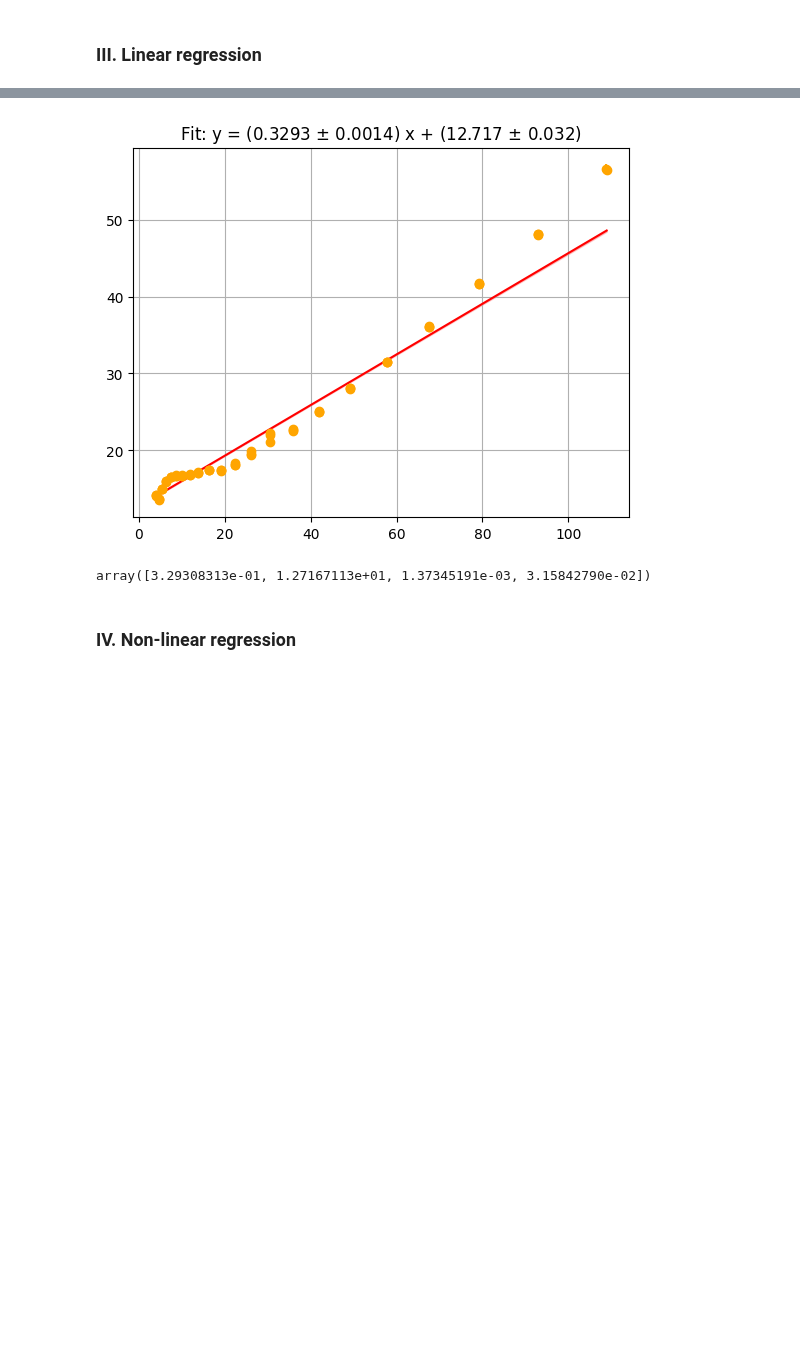
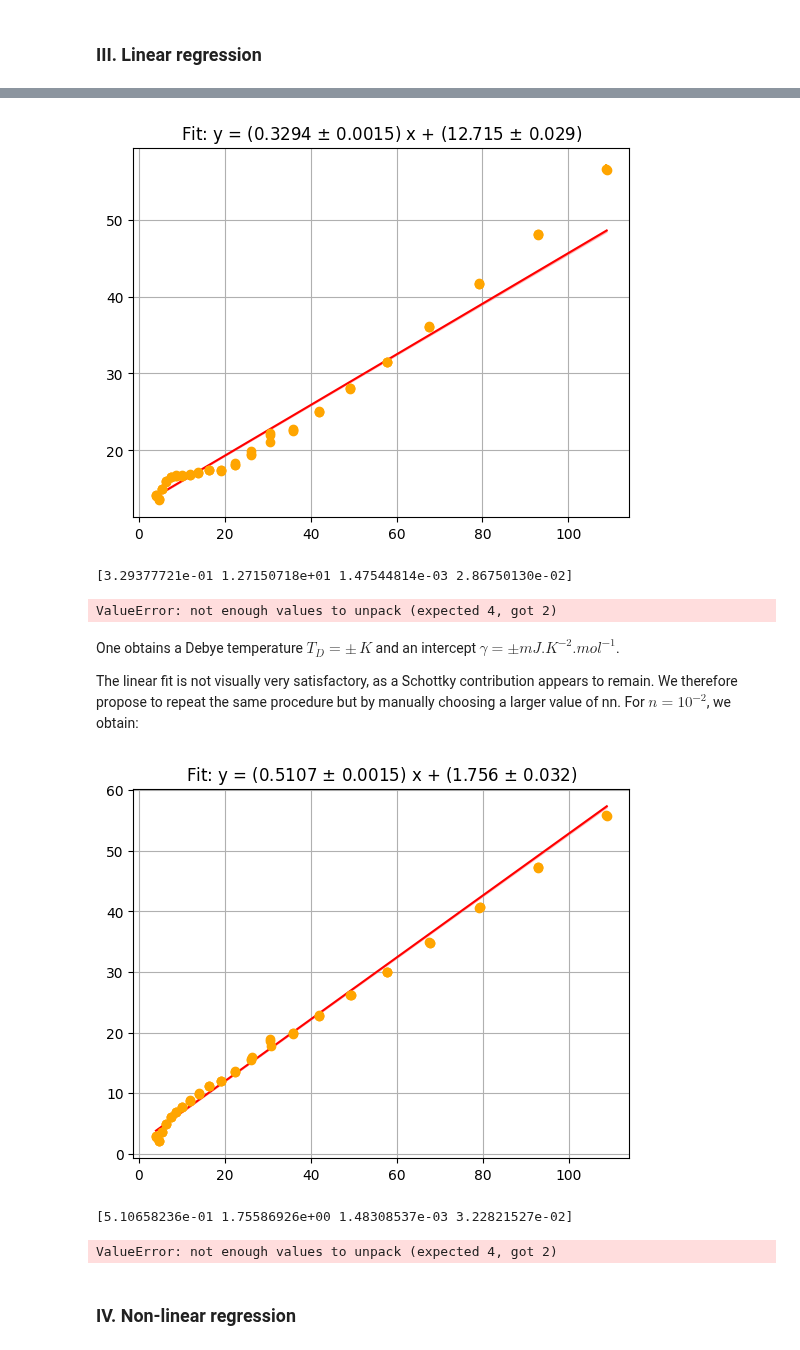
Before and after one commit to Gamal-on/YBCO, a Jupyter notebook: results_YBCO.ipynb, the cells around one changed output, grey strips where cells are left out. Drawn from its saved outputs; the diff is of its cells as text; code cells hidden in the pictures; blank space fills up the shorter version.

```diff
--- a/results_YBCO.ipynb
+++ b/results_YBCO.ipynb
@@ -163,11 +163,30 @@ Le paramètre $\beta$ est lié à la température de Debye du composé par la lo
 # %%
-# Linear fit of experimental data
+# Linear fit of experimental data, with the 65st values (0-15 K)
 
-near0_linear_analysis.plot_linear_fit(65, E=E_experimental, n=n_experimental)
+print(near0_linear_analysis.plot_linear_fit(65, E=E_experimental, n=n_experimental))
 
 # Debye temperature
+
+TDebye, gamma, u_TDebye, u_gamma = near0_linear_analysis.debye_temperature(65, E=E_experimental, n=n_experimental)
 # %% [output]
 [figure]
-array([3.29308313e-01, 1.27167113e+01, 1.37345191e-03, 3.15842790e-02])
+[3.29377721e-01 1.27150718e+01 1.47544814e-03 2.86750130e-02]
+ValueError: not enough values to unpack (expected 4, got 2)
+# %% [markdown]
+One obtains a Debye temperature  $T_D = \pm \, K$ and an intercept $\gamma = \pm mJ.K^{-2}.mol^{-1}$.
+
+The linear fit is not visually very satisfactory, as a Schottky contribution appears to remain. We therefore propose to repeat the same procedure but by manually choosing a larger value of nn. For $n = 10^{-2}$, we obtain:
+# %%
+# Linear fit of experimental data, with the 65st values (0-15 K) and n=1e-2
+
+print(near0_linear_analysis.plot_linear_fit(65, E=E_experimental, n=1e-2))
+
+# Debye temperature
+
+TDebye, gamma, u_TDebye, u_gamma = near0_linear_analysis.debye_temperature(65, E=E_experimental, n=1e-2)
+# %% [output]
+[figure, added]
+[5.10658236e-01 1.75586926e+00 1.48308537e-03 3.22821527e-02]
+ValueError: not enough values to unpack (expected 4, got 2)
 # %% [markdown]
 ### IV. Non-linear regression
```
Also changed, not shown: parts of 6 cells of this notebook, 2 other files.
